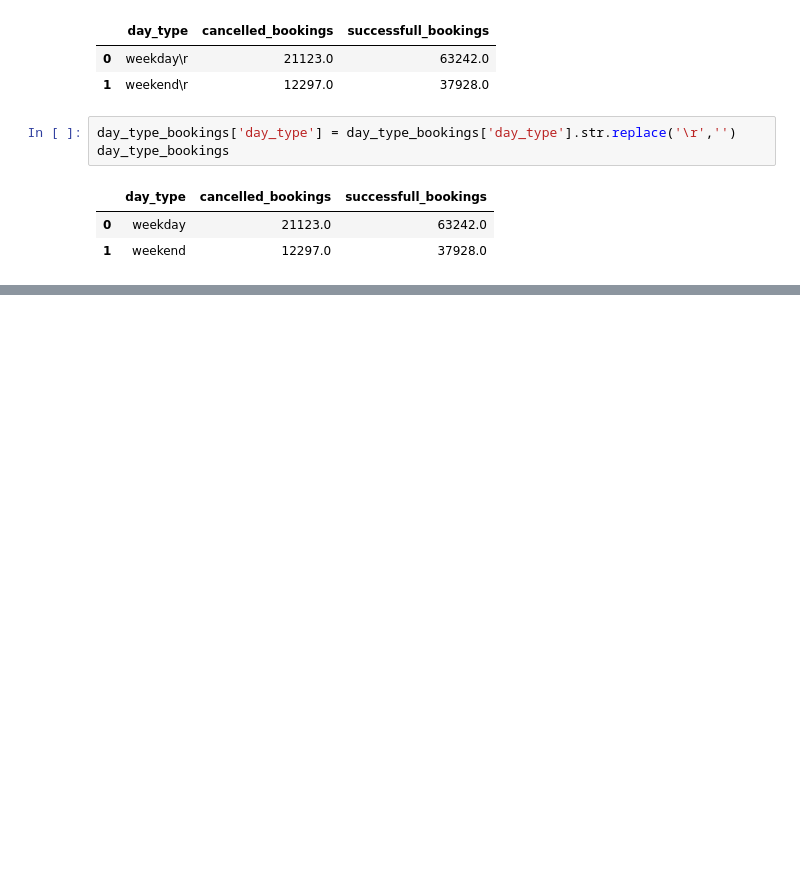
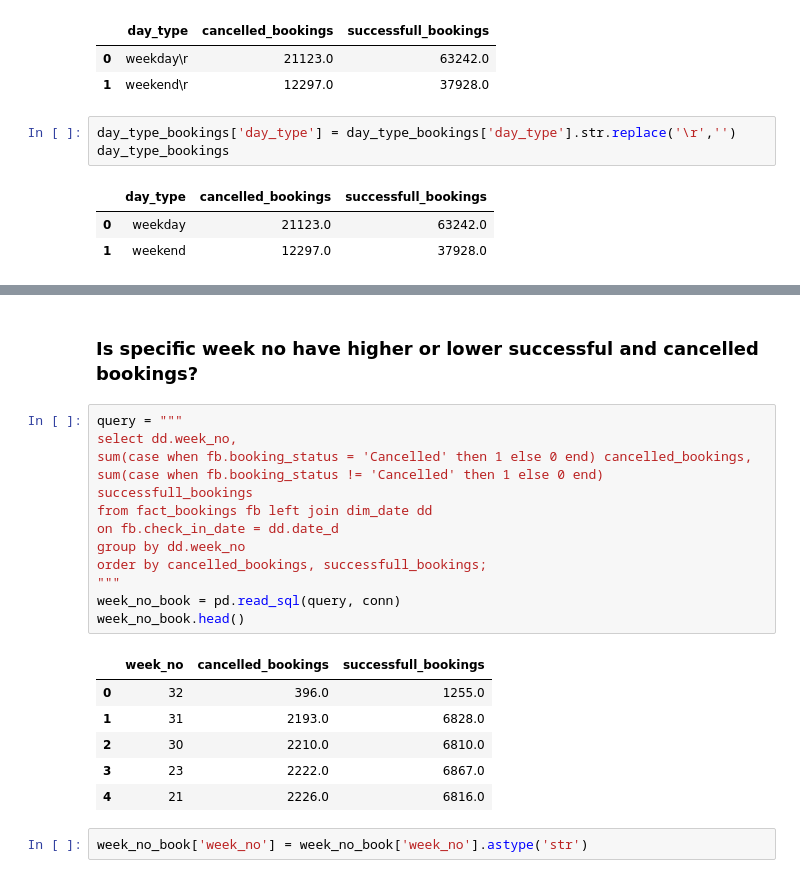
Before and after one commit to Bhuvi128/Hospitality-Revenue-Optimization-Data-analysis, a Jupyter notebook: Hospitality Revenue Optimzation.ipynb, the cells around one changed output, grey strips where cells are left out. Saved outputs shown, nothing was run; the diff lists cells and outputs as text; blank space fills up the shorter version.

```diff
--- a/Hospitality Revenue Optimzation.ipynb
+++ b/Hospitality Revenue Optimzation.ipynb
@@ -1311,0 +1320,23 @@ plt.show()
+# %% [markdown]
+### Is specific week no have higher or lower successful and cancelled bookings?
+# %%
+query = """
+select dd.week_no,
+sum(case when fb.booking_status = 'Cancelled' then 1 else 0 end) cancelled_bookings,
+sum(case when fb.booking_status != 'Cancelled' then 1 else 0 end) successfull_bookings
+from fact_bookings fb left join dim_date dd
+on fb.check_in_date = dd.date_d
+group by dd.week_no
+order by cancelled_bookings, successfull_bookings;
+"""
+week_no_book = pd.read_sql(query, conn)
+week_no_book.head()
+# %% [output]
+|  | week_no | cancelled_bookings | successfull_bookings |
+| 0 | 32 | 396.0 | 1255.0 |
+| 1 | 31 | 2193.0 | 6828.0 |
+| 2 | 30 | 2210.0 | 6810.0 |
+| 3 | 23 | 2222.0 | 6867.0 |
+| 4 | 21 | 2226.0 | 6816.0 |
+# %%
+week_no_book['week_no'] = week_no_book['week_no'].astype('str')
```
Also changed, not shown: parts of 4 cells of this notebook, 1 other file.
